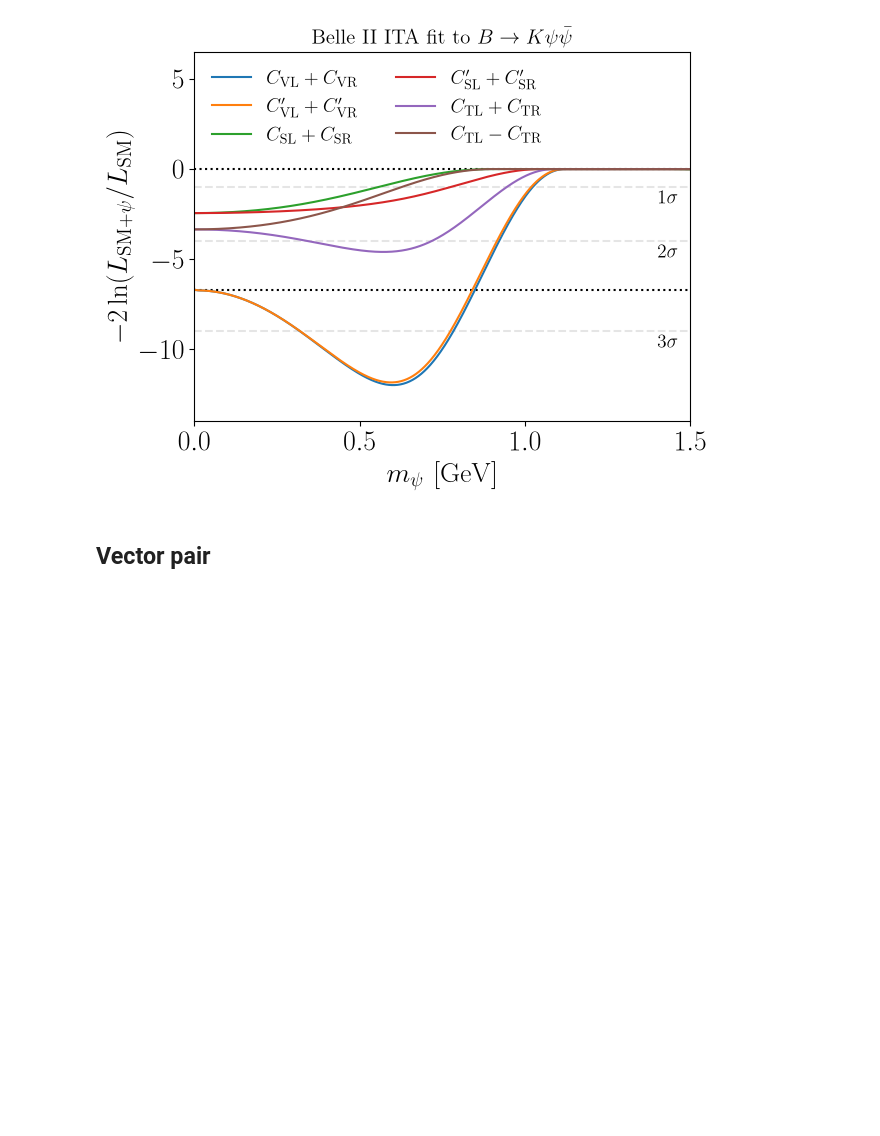
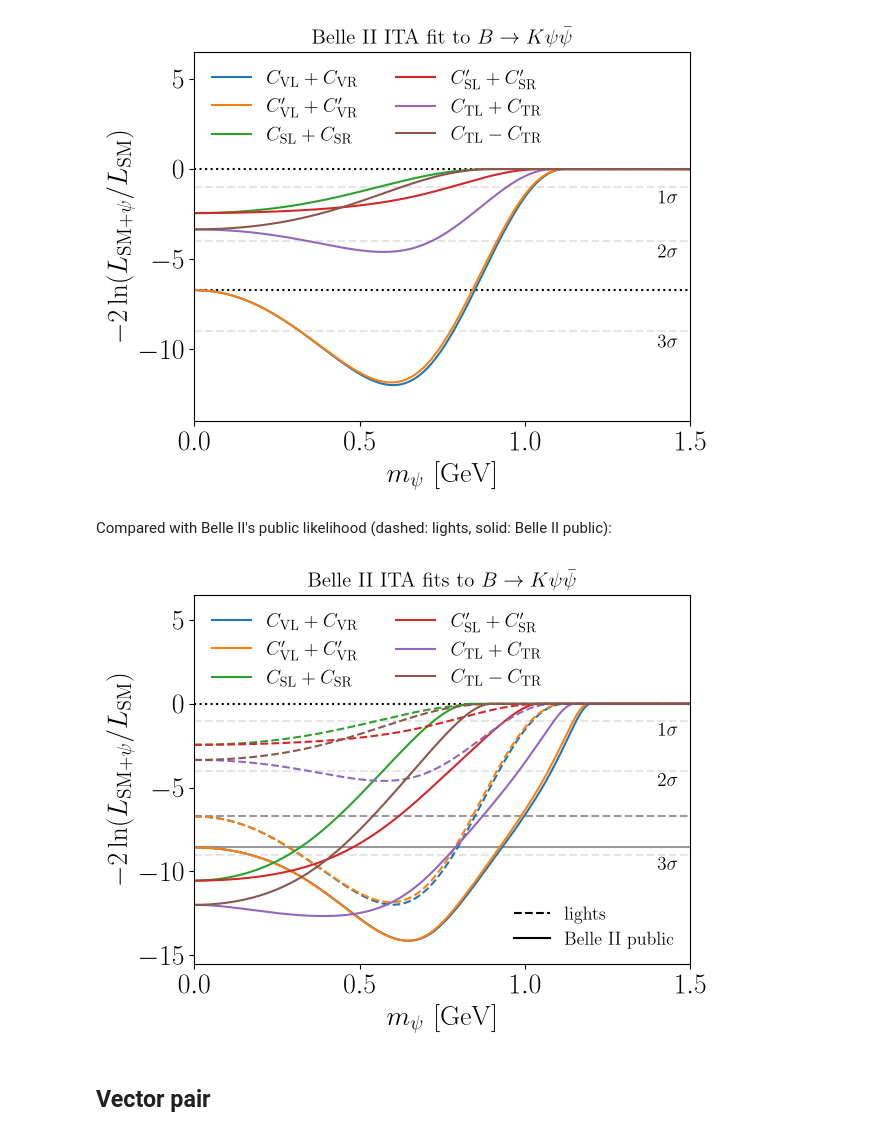
Before and after one commit to PatrickBolton/bk-invisible-fits, a Jupyter notebook: notebooks/03_NP_mass.ipynb, the cells around one changed output. Cells and saved outputs as stored; diff of their text form; code cells hidden in the pictures; blank space fills up the shorter version.

```diff
--- a/notebooks/03_NP_mass.ipynb
+++ b/notebooks/03_NP_mass.ipynb
@@ -85,6 +124,18 @@ axes.yaxis.set_label_coords(-0.12, 0.5)
 plt.savefig(SAVE_DIR / "3body_fermion_mass.pdf", bbox_inches = 'tight')
 # %% [output]
 [figure]
+# %% [markdown]
+Compared with Belle II's public likelihood (dashed: lights, solid: Belle II public):
+# %%
+LL_fermion_public = {label: mass_scan("BelleII_public", model, mX_vals) for label, model in models.items()}
+fig, axes = plot_mass_scans(mX_vals, LL_fermion, r'$m_\psi \,\, [\mathrm{GeV}]$',
+                            r'$-2\ln(L_{\mathrm{SM} + \psi}/L_\mathrm{SM})$', r'Belle~II ITA fits to $B\to K \psi \bar{\psi}$',
+                            xlim = (0, 1.5), ylim = (-14, 6.5), sigma_labels = 3, label_x = 1.4, label_offset = 0.9, ncol = 2,
+                            public = LL_fermion_public)
+axes.yaxis.set_label_coords(-0.12, 0.5)
+plt.savefig(SAVE_DIR / "3body_fermion_mass_public.pdf", bbox_inches = 'tight')
+# %% [output]
+[figure, added]
 # %% [markdown]
 ## Vector pair
 # %%
```
Also changed, not shown: parts of 14 cells of this notebook, 21 other files.
